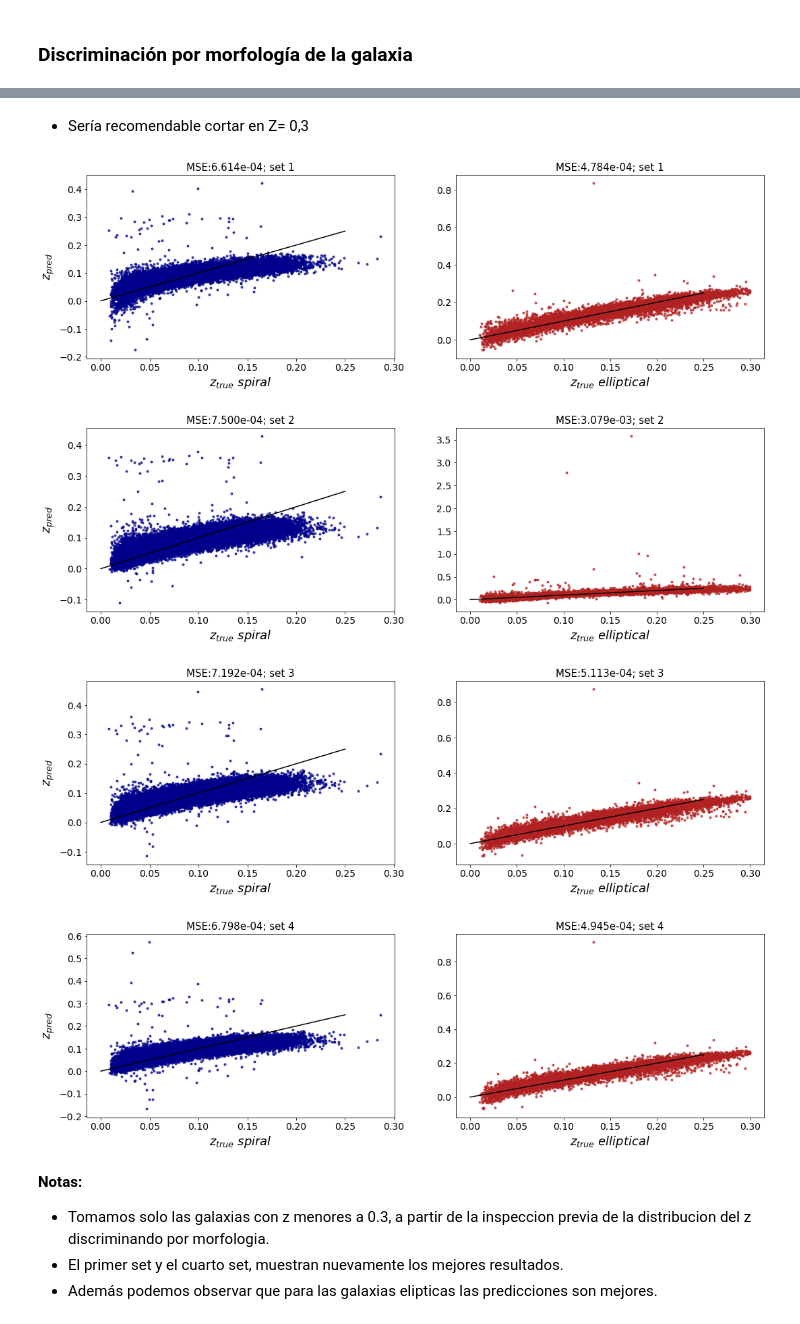
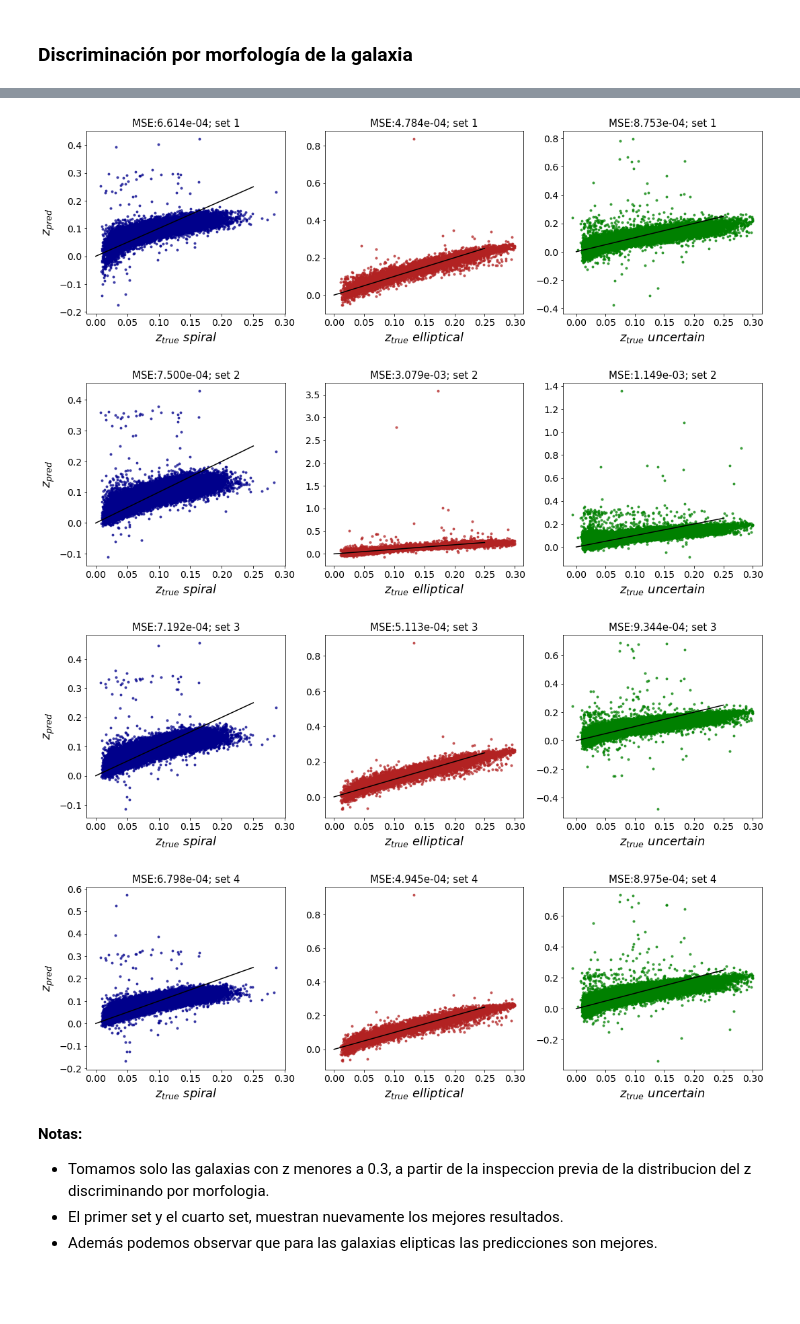
Before and after one commit to leoborgnino/mentoria-astro-datos, a Jupyter notebook: 3_Intro_Aprendizaje.ipynb, the cells around one changed output, grey strips where cells are left out. Saved outputs shown, nothing was run; the diff lists cells and outputs as text; code cells hidden in the pictures; blank space fills up the shorter version.

Commit message:
Incorporación de la clasificación UNCERTAIN a modelos y gráficos. Rechequeo del valor de accuracy obtenido para los modelos

```diff
--- a/3_Intro_Aprendizaje.ipynb
+++ b/3_Intro_Aprendizaje.ipynb
@@ -201,7 +201,7 @@ for i in filter_col:
 # %% [markdown]
 ### SGDRegressor
 # %%
-selector =[filter_col, filter_colp, filter_col_sre,filter_col07]
+selector =[filter_col_01, filter_col_02, filter_col_03,filter_col_04]
 min_selector_error = []
 min_selector_indx = []
 
@@ -277,7 +277,7 @@ Error minimo: 0.001149
 Ridge Regression usa una regresión lineal pero le agrega el término de regularización L2 (con la constante alpha).
 <img src="images/CodeCogsEqn.gif">
 # %%
-selector =[filter_col, filter_colp, filter_col_sre,filter_col07]
+selector =[filter_col_01, filter_col_02, filter_col_03,filter_col_04]
 min_selector_error = []
 min_selector_indx = []
 
@@ -377,24 +387,21 @@ ax[1].legend(fontsize=13)
-# %% [markdown]
-* Sería recomendable cortar en Z= 0,3
 # %%
-## Entrenamos el modelo con todo el rango de z y con los z< 0.4.
+## Entrenamos el modelo con todo el rango de z y con los z < 0.3.
 
-selector =[filter_col, filter_colp, filter_col_sre, filter_col07]
+selector =[filter_col_01, filter_col_02, filter_col_03, filter_col_04]
 min_selector_error = []
 min_selector_indx = []
 scaler = StandardScaler()
 
-tipo=['spiral', 'elliptical']
-c=['darkblue', 'firebrick']
+tipo=['spiral', 'elliptical','uncertain']
+c=['darkblue', 'firebrick','green']
 
 for ind,j in enumerate(selector):
     h=0
 
-    f, ax = plt.subplots(1,2 , figsize=(18, 5))
+    f, ax = plt.subplots(1,3 , figsize=(18, 5))
 
     for m in tipo:
-
-#        X, y = vars()['data_'+str(m)][j[1:]], vars()['data_'+str(m)]['z']
+#       X, y = vars()['data_'+str(m)][j[1:]], vars()['data_'+str(m)]['z']
         X, y = vars()['data_'+str(m)][j[1:]][vars()['data_'+str(m)]['z']<0.3], vars()['data_'+str(m)]['z'][vars()['data_'+str(m)]['z']<0.3]
 
         X_train, X_test, y_train, y_test = train_test_split(X, y, train_size=0.8, random_state=0)
@@ -406,46 +413,48 @@ for ind,j in enumerate(selector):
         sgd_reg = make_pipeline(StandardScaler(), SGDRegressor(max_iter=10000, alpha=1e-5, random_state=0))# Sacamos este valor de los graficos anteriores
 
         # Entreno los modelos
-
         sgd_reg.fit(X_train, y_train.ravel())
 
         # Predigo los valores de test
         y_train_pred = sgd_reg.predict(X_train)
 
         # Predigo los valores de train
         y_test_pred = sgd_reg.predict(X_test)
 
         # Error cuadratico medio entrenamiento
-#        train_error.append(mean_squared_error(y_train, y_train_pred))
+        train_error.append(mean_squared_error(y_train, y_train_pred))
 
         # Error cuadratico medio test
         test_error.append(mean_squared_error(y_test, y_test_pred))
 
         # Grafico error
         ax[h].plot(y_test, y_test_pred, '.', color=c[h], alpha=0.7)
-        ax[h].plot([0,0.25], [0,0.25], 'k-')#, color="blue")
+        ax[h].plot([0,0.25], [0,0.25], 'k-')
         ax[h].tick_params(labelsize=14)
         ax[h].set_title("MSE:%.3e"%(test_error[0])+"; set %i"%(ind+1), fontsize=15)
         if h==0:
             ax[h].set_ylabel(r'$z_{pred}$', fontsize=18)
 
         if h==0:
             ax[h].set_xlabel(r'$z_{true}\,\, spiral$', fontsize=18)
 
         if h==1:
             ax[h].set_xlabel(r'$z_{true}\,\, elliptical$', fontsize=18)
 
+        if h==2:
+            ax[h].set_xlabel(r'$z_{true}\,\, uncertain$', fontsize=18)
+
         h=h+1
     plt.show()
     min_selector_error.append(min(test_error))
     min_selector_indx.append(test_error.index(min(test_error)))
 
 #print("El error es minimo para el minimo: %f"%(min(min_selector_error)))#,"Correspondiente al set: %f"%(min(min_selector_error)) )
 # %% [output]
-[figure, old version]
+[figure, new version]
-[figure, old version]
+[figure, new version]
-[figure, old version]
+[figure, new version]
-[figure, old version]
+[figure, new version]
 # %% [markdown]
 **Notas:**
 * Tomamos solo las galaxias con z menores a 0.3, a partir de la inspeccion previa de la distribucion del z discriminando por morfologia.
```
Also changed, not shown: parts of 34 cells of this notebook.
